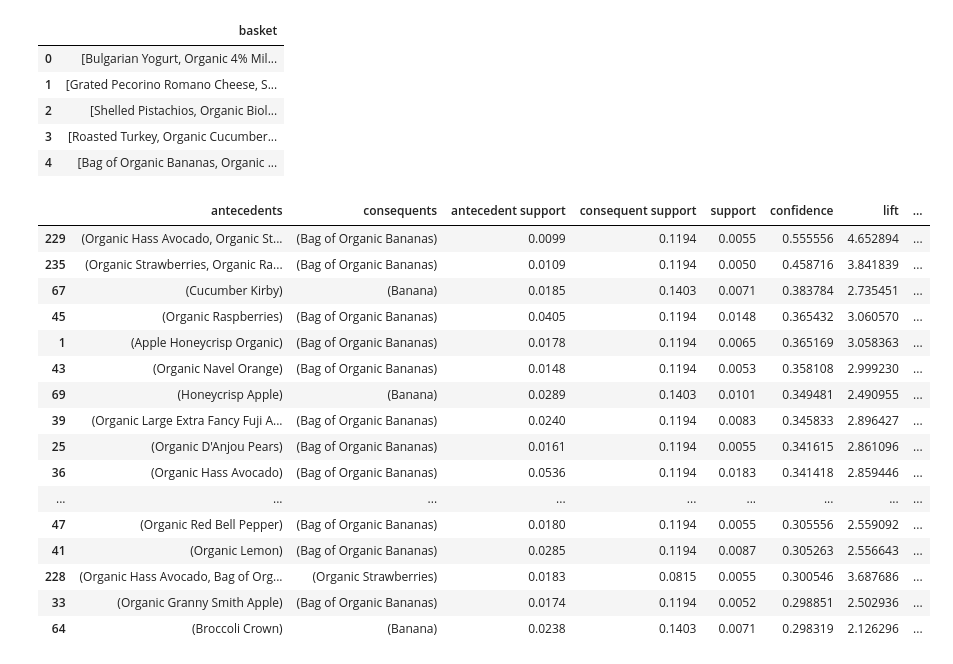
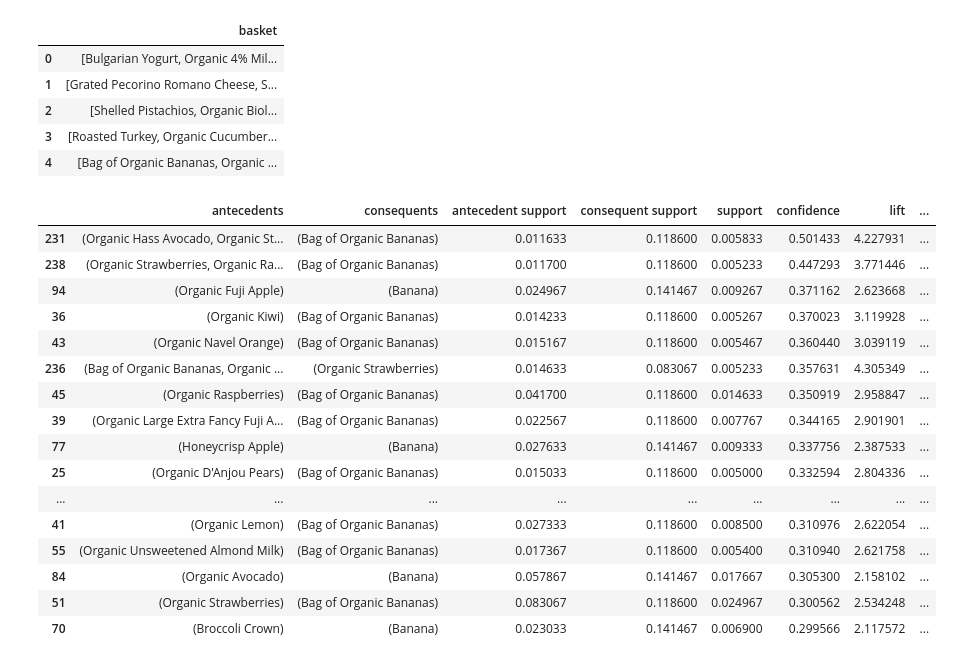
Before and after one commit to Lokesh1302/801A-Group-Project, a Jupyter notebook: instacart_basket.ipynb, the cells around one changed output. Saved outputs shown, nothing was run; the diff lists cells and outputs as text; code cells hidden in the pictures.

```diff
--- a/instacart_basket.ipynb
+++ b/instacart_basket.ipynb
@@ -40,44 +40,44 @@ baskets.head()
 # %%
 #Market basket analysis
 import mlxtend
 from mlxtend.preprocessing import TransactionEncoder
 from mlxtend.frequent_patterns import apriori, association_rules
 
 # Convert the 'basket' column in the 'baskets' DataFrame into a list of lists
 baskets_list = baskets['basket'].tolist()
-baskets_list_sample = baskets_list[:10000]
+baskets_list_sample = baskets_list[:30000]
 
 # Convert the dataset into a transaction format
 te = TransactionEncoder()
 te_ary = te.fit(baskets_list_sample).transform(baskets_list_sample)
 df = pd.DataFrame(te_ary, columns=te.columns_)
 
 # remove columns when sum of true rows is less than 1
 df = df.loc[:, df.sum() > 1]
 
 # Apply Apriori algorithm to find frequent itemsets
 frequent_itemsets = apriori(df, min_support=0.005, use_colnames=True)
 
 # Generate association rules
 rules = association_rules(frequent_itemsets, metric="confidence", min_threshold=0.01)
 
 # Display the association rules
 rules.sort_values(by='confidence', ascending=False).head(20)
 # %% [output]
 |  | antecedents | consequents | antecedent support | consequent support | support | confidence | lift | ... |
-| 229 | (Organic Hass Avocado, Organic St... | (Bag of Organic Bananas) | 0.0099 | 0.1194 | 0.0055 | 0.555556 | 4.652894 | ... |
-| 235 | (Organic Strawberries, Organic Ra... | (Bag of Organic Bananas) | 0.0109 | 0.1194 | 0.0050 | 0.458716 | 3.841839 | ... |
-| 67 | (Cucumber Kirby) | (Banana) | 0.0185 | 0.1403 | 0.0071 | 0.383784 | 2.735451 | ... |
-| 45 | (Organic Raspberries) | (Bag of Organic Bananas) | 0.0405 | 0.1194 | 0.0148 | 0.365432 | 3.060570 | ... |
-| 1 | (Apple Honeycrisp Organic) | (Bag of Organic Bananas) | 0.0178 | 0.1194 | 0.0065 | 0.365169 | 3.058363 | ... |
-| 43 | (Organic Navel Orange) | (Bag of Organic Bananas) | 0.0148 | 0.1194 | 0.0053 | 0.358108 | 2.999230 | ... |
-| 69 | (Honeycrisp Apple) | (Banana) | 0.0289 | 0.1403 | 0.0101 | 0.349481 | 2.490955 | ... |
-| 39 | (Organic Large Extra Fancy Fuji A... | (Bag of Organic Bananas) | 0.0240 | 0.1194 | 0.0083 | 0.345833 | 2.896427 | ... |
-| 25 | (Organic D'Anjou Pears) | (Bag of Organic Bananas) | 0.0161 | 0.1194 | 0.0055 | 0.341615 | 2.861096 | ... |
-| 36 | (Organic Hass Avocado) | (Bag of Organic Bananas) | 0.0536 | 0.1194 | 0.0183 | 0.341418 | 2.859446 | ... |
+| 231 | (Organic Hass Avocado, Organic St... | (Bag of Organic Bananas) | 0.011633 | 0.118600 | 0.005833 | 0.501433 | 4.227931 | ... |
+| 238 | (Organic Strawberries, Organic Ra... | (Bag of Organic Bananas) | 0.011700 | 0.118600 | 0.005233 | 0.447293 | 3.771446 | ... |
+| 94 | (Organic Fuji Apple) | (Banana) | 0.024967 | 0.141467 | 0.009267 | 0.371162 | 2.623668 | ... |
+| 36 | (Organic Kiwi) | (Bag of Organic Bananas) | 0.014233 | 0.118600 | 0.005267 | 0.370023 | 3.119928 | ... |
+| 43 | (Organic Navel Orange) | (Bag of Organic Bananas) | 0.015167 | 0.118600 | 0.005467 | 0.360440 | 3.039119 | ... |
+| 236 | (Bag of Organic Bananas, Organic ... | (Organic Strawberries) | 0.014633 | 0.083067 | 0.005233 | 0.357631 | 4.305349 | ... |
+| 45 | (Organic Raspberries) | (Bag of Organic Bananas) | 0.041700 | 0.118600 | 0.014633 | 0.350919 | 2.958847 | ... |
+| 39 | (Organic Large Extra Fancy Fuji A... | (Bag of Organic Bananas) | 0.022567 | 0.118600 | 0.007767 | 0.344165 | 2.901901 | ... |
+| 77 | (Honeycrisp Apple) | (Banana) | 0.027633 | 0.141467 | 0.009333 | 0.337756 | 2.387533 | ... |
+| 25 | (Organic D'Anjou Pears) | (Bag of Organic Bananas) | 0.015033 | 0.118600 | 0.005000 | 0.332594 | 2.804336 | ... |
 | ... | ... | ... | ... | ... | ... | ... | ... | ... |
-| 47 | (Organic Red Bell Pepper) | (Bag of Organic Bananas) | 0.0180 | 0.1194 | 0.0055 | 0.305556 | 2.559092 | ... |
-| 41 | (Organic Lemon) | (Bag of Organic Bananas) | 0.0285 | 0.1194 | 0.0087 | 0.305263 | 2.556643 | ... |
-| 228 | (Organic Hass Avocado, Bag of Org... | (Organic Strawberries) | 0.0183 | 0.0815 | 0.0055 | 0.300546 | 3.687686 | ... |
-| 33 | (Organic Granny Smith Apple) | (Bag of Organic Bananas) | 0.0174 | 0.1194 | 0.0052 | 0.298851 | 2.502936 | ... |
-| 64 | (Broccoli Crown) | (Banana) | 0.0238 | 0.1403 | 0.0071 | 0.298319 | 2.126296 | ... |
+| 41 | (Organic Lemon) | (Bag of Organic Bananas) | 0.027333 | 0.118600 | 0.008500 | 0.310976 | 2.622054 | ... |
+| 55 | (Organic Unsweetened Almond Milk) | (Bag of Organic Bananas) | 0.017367 | 0.118600 | 0.005400 | 0.310940 | 2.621758 | ... |
+| 84 | (Organic Avocado) | (Banana) | 0.057867 | 0.141467 | 0.017667 | 0.305300 | 2.158102 | ... |
+| 51 | (Organic Strawberries) | (Bag of Organic Bananas) | 0.083067 | 0.118600 | 0.024967 | 0.300562 | 2.534248 | ... |
+| 70 | (Broccoli Crown) | (Banana) | 0.023033 | 0.141467 | 0.006900 | 0.299566 | 2.117572 | ... |
```
Also changed, not shown: parts of 7 cells of this notebook.
